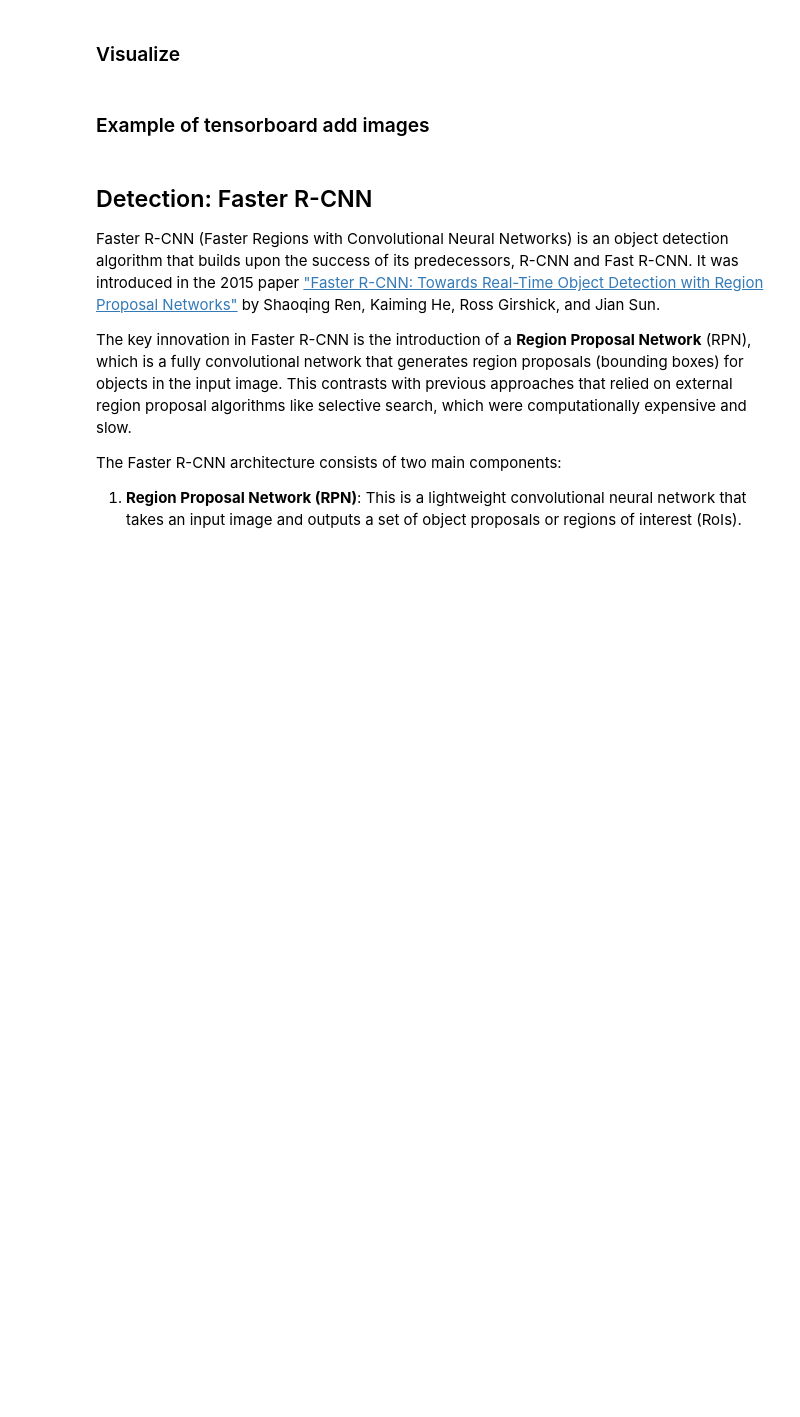
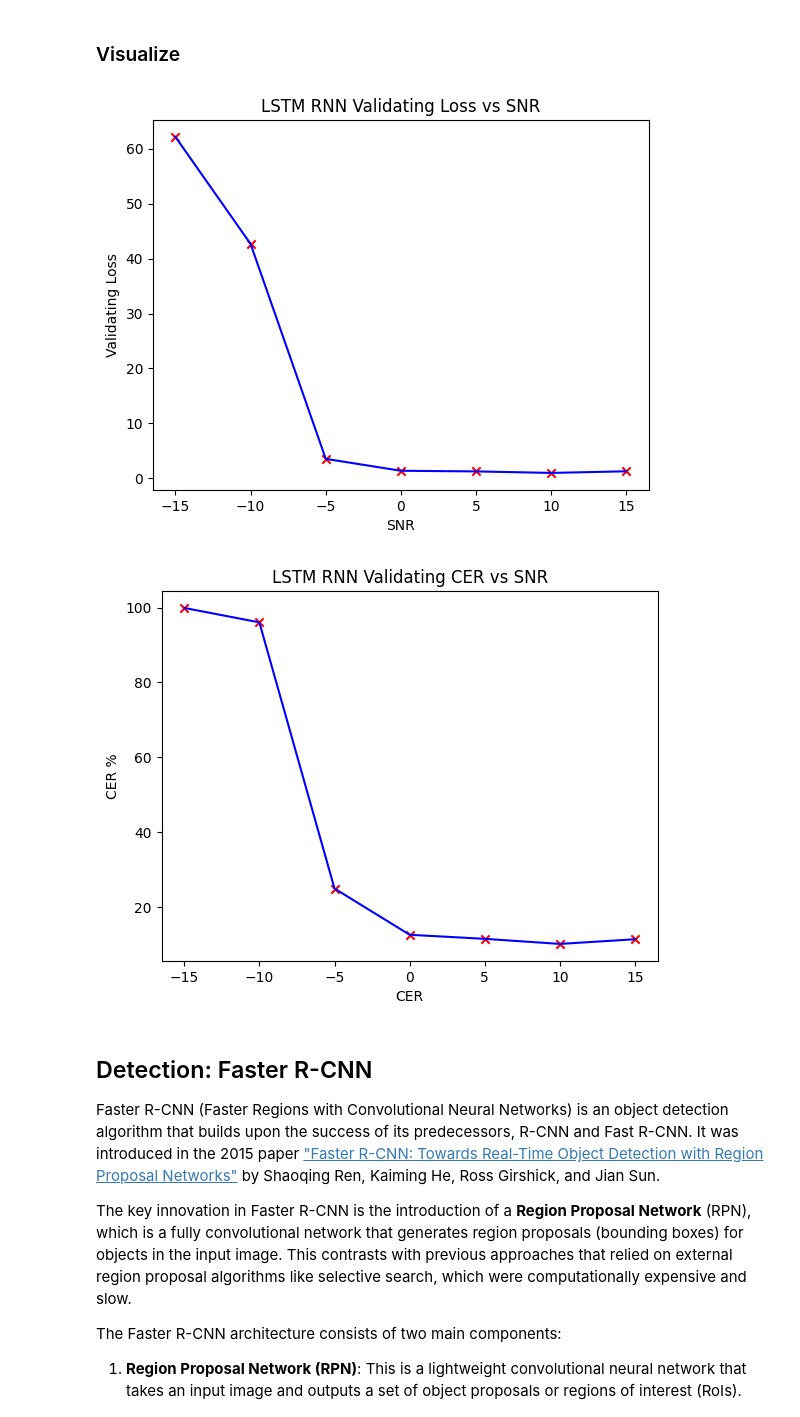
Before and after one commit to MaorAssayag/morse-deep-learning-detect-and-decode, a Jupyter notebook: morse-decoder-detector-dl.ipynb, the cells around one changed output. Saved outputs shown, nothing was run; the diff lists cells and outputs as text; code cells hidden in the pictures; blank space fills up the shorter version.

```diff
--- a/morse-decoder-detector-dl.ipynb
+++ b/morse-decoder-detector-dl.ipynb
@@ -620,9 +623,9 @@ train_loader = torch.utils.data.DataLoader(
 random.seed(0)
 
 # run_date = datetime.now().strftime("%Y-%m-%d_%H-%M-%S")
-run_date = '2024-03-26_01-45-23'
-epoch = 1840
-epochs = epoch + 501
+run_date = '2024-03-31_23-29-30'
+epoch = 1100
+epochs = epoch + 0
 losses = []
 
 # Resume training
@@ -719,16 +749,17 @@ for i in range(len(snrs)):
 # %%
 plt.plot(snrs, val_losses, color='blue')
 plt.scatter(snrs, val_losses, marker='x', color='red')
 plt.xlabel('SNR')
 plt.ylabel('Validating Loss')
-plt.title('Validating Loss vs SNR')
+plt.title('LSTM RNN Validating Loss vs SNR')
 plt.show()
 
 plt.plot(snrs, [100*c for c in cers], color='blue')
 plt.scatter(snrs, [100*c for c in cers], marker='x', color='red')
 plt.xlabel('CER')
 plt.ylabel('CER %')
-plt.title('Validating CER vs SNR')
+plt.title('LSTM RNN Validating CER vs SNR')
 plt.show()
+# %% [output]
+[figure, added]
+[figure, added]
-# %% [markdown]
-### Example of tensorboard add images
```
Also changed, not shown: parts of 16 cells of this notebook, 9 other files.
